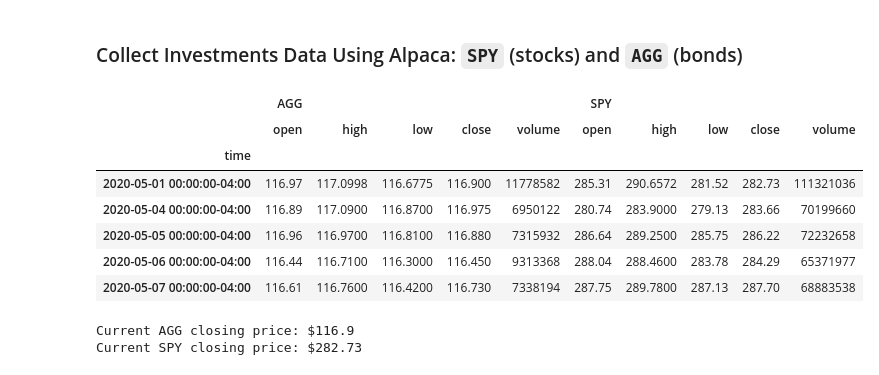
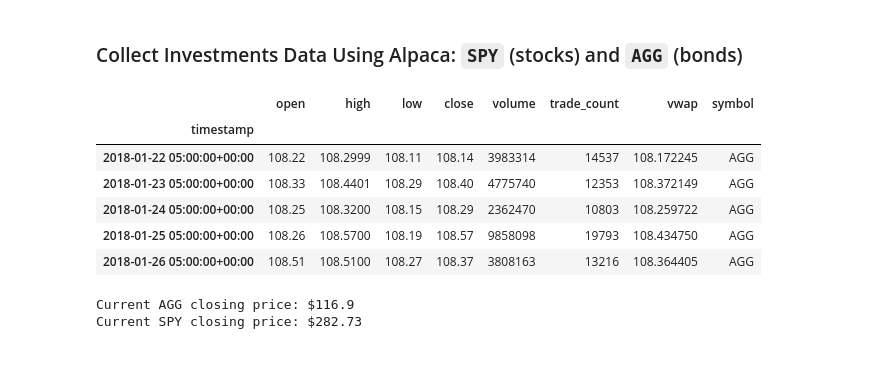
Before and after one commit to 2KAbhishek/pyfinance, a Jupyter notebook: financial-planner.ipynb, the cells around one changed output. Saved outputs shown, nothing was run; the diff lists cells and outputs as text; code cells hidden in the pictures.

Commit message:
Get historic data from alpaca

```diff
--- a/financial-planner.ipynb
+++ b/financial-planner.ipynb
@@ -50,35 +52,36 @@ my_agg = 200
 my_spy = 50
 # %%
 # Set Alpaca API key and secret
-alpaca_api_key = os.getenv("ALPACA_API_KEY")
-alpaca_secret_key = os.getenv("ALPACA_SECRET_KEY")
+# APCA_API_KEY_ID and APCA_API_SECRET_KEY are enviroment variables in .env file
 # Create the Alpaca API object
-alpaca_api = tradeapi.REST(alpaca_api_key, alpaca_secret_key, api_version = "v2")
+alpaca_api = REST(api_version = "v2")
 # %%
 # Format current date as ISO format
-# YOUR CODE HERE!
+cur_date = (date.today() - relativedelta(days=1)).isoformat()
+trading_start = (date.today() - relativedelta(months=50)).isoformat()
+cur_date = pd.Timestamp(cur_date, tz='Canada/Eastern').isoformat()
+trading_start = pd.Timestamp(trading_start, tz='Canada/Eastern').isoformat()
 
 # Set the tickers
 tickers = ["AGG", "SPY"]
 
 # Set timeframe to '1D' for Alpaca API
 timeframe = "1D"
 
 # Get current closing prices for SPY and AGG
 # (use a limit=1000 parameter to call the most recent 1000 days of data)
-# YOUR CODE HERE!
+df_stocks = alpaca_api.get_bars(tickers, limit=1000, start = trading_start, end = cur_date, timeframe= TimeFrame.Day).df
 
 # Preview DataFrame
-# YOUR CODE HERE!
+df_stocks.head()
 # %% [output]
-|  | AGG |  |  |  |  | SPY |  |  |  |  |
-|  | open | high | low | close | volume | open | high | low | close | volume |
-| time |  |  |  |  |  |  |  |  |  |  |
-| 2020-05-01 00:00:00-04:00 | 116.97 | 117.0998 | 116.6775 | 116.900 | 11778582 | 285.31 | 290.6572 | 281.52 | 282.73 | 111321036 |
-| 2020-05-04 00:00:00-04:00 | 116.89 | 117.0900 | 116.8700 | 116.975 | 6950122 | 280.74 | 283.9000 | 279.13 | 283.66 | 70199660 |
-| 2020-05-05 00:00:00-04:00 | 116.96 | 116.9700 | 116.8100 | 116.880 | 7315932 | 286.64 | 289.2500 | 285.75 | 286.22 | 72232658 |
-| 2020-05-06 00:00:00-04:00 | 116.44 | 116.7100 | 116.3000 | 116.450 | 9313368 | 288.04 | 288.4600 | 283.78 | 284.29 | 65371977 |
-| 2020-05-07 00:00:00-04:00 | 116.61 | 116.7600 | 116.4200 | 116.730 | 7338194 | 287.75 | 289.7800 | 287.13 | 287.70 | 68883538 |
+|  | open | high | low | close | volume | trade_count | vwap | symbol |
+| timestamp |  |  |  |  |  |  |  |  |
+| 2018-01-22 05:00:00+00:00 | 108.22 | 108.2999 | 108.11 | 108.14 | 3983314 | 14537 | 108.172245 | AGG |
+| 2018-01-23 05:00:00+00:00 | 108.33 | 108.4401 | 108.29 | 108.40 | 4775740 | 12353 | 108.372149 | AGG |
+| 2018-01-24 05:00:00+00:00 | 108.25 | 108.3200 | 108.15 | 108.29 | 2362470 | 10803 | 108.259722 | AGG |
+| 2018-01-25 05:00:00+00:00 | 108.26 | 108.5700 | 108.19 | 108.57 | 9858098 | 19793 | 108.434750 | AGG |
+| 2018-01-26 05:00:00+00:00 | 108.51 | 108.5100 | 108.27 | 108.37 | 3808163 | 13216 | 108.364405 | AGG |
 # %%
 # Pick AGG and SPY close prices
 # YOUR CODE HERE!
```
Also changed, not shown: parts of 1 cell of this notebook.
